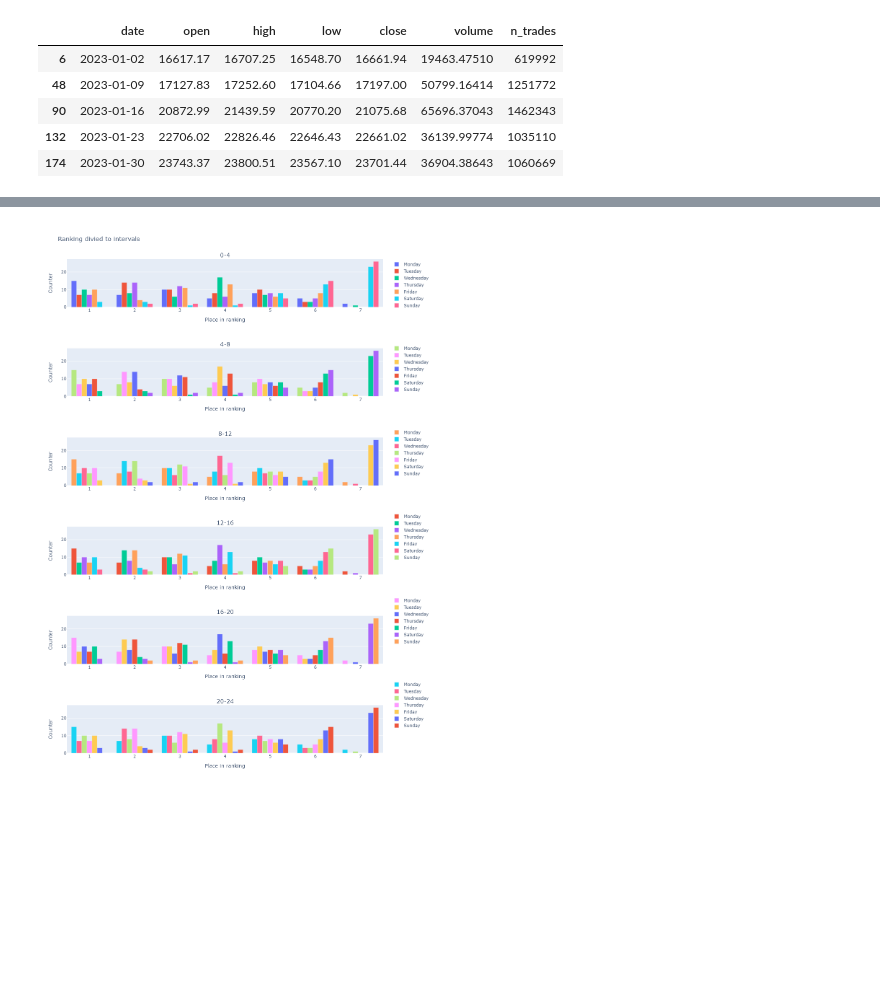
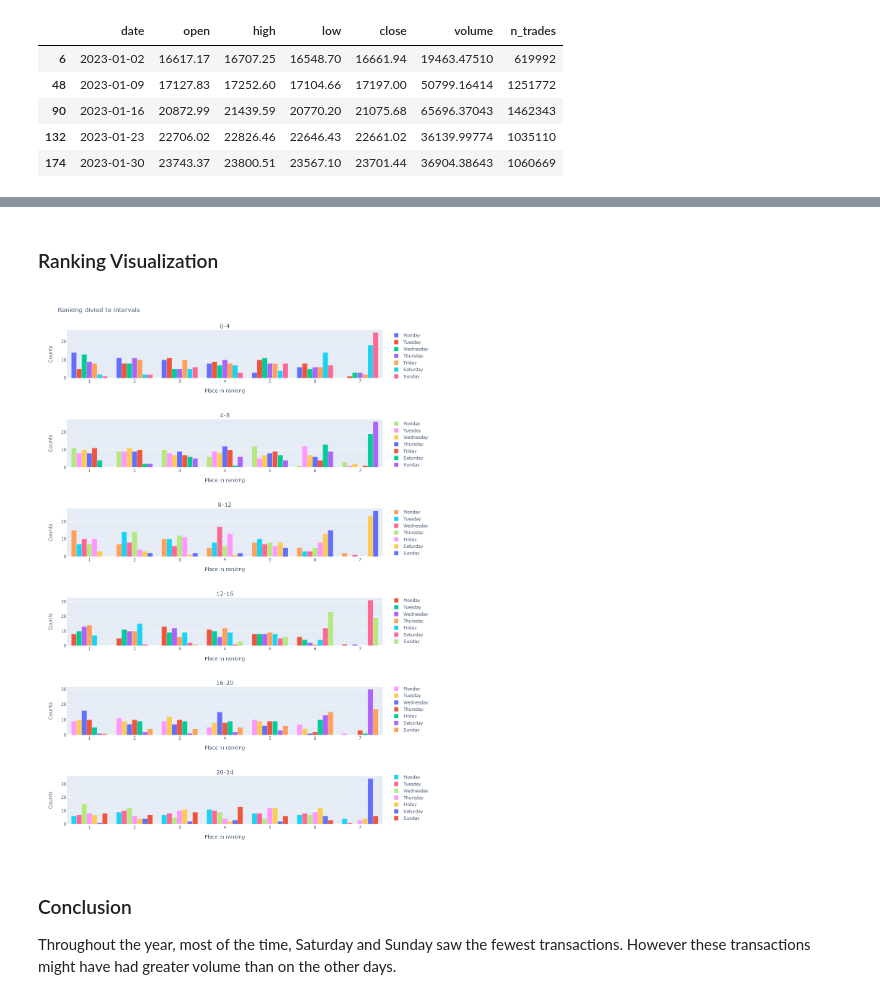
Before and after one commit to plebik/CryptoMagician, a Jupyter notebook: Untitled.ipynb, the cells around one changed output, grey strips where cells are left out. Drawn from its saved outputs; the diff is of its cells as text; code cells hidden in the pictures; blank space fills up the shorter version.

```diff
--- a/Untitled.ipynb
+++ b/Untitled.ipynb
@@ -51,7 +72,7 @@ for interval in ['0-4', '4-8', '8-12', '12-16', '16-20', '20-24']:
 rankings = {}
 for interval in trades.keys():
     ls = []
-    for series in trades['8-12'].values:
+    for series in trades[interval].values:
         try:
             sorted_values = sorted(series, reverse=True)
             map_ = {key:value for key, value in zip(sorted_values, range(1, len(sorted_values) + 1))}
@@ -86,24 +105,29 @@ rankings['20-24']
+# %% [markdown]
+### Ranking Visualization
 # %%
 fig = make_subplots(rows=len(rankings), cols=1, subplot_titles=list(rankings.keys()), horizontal_spacing=0.8, row_heights=[0.9]*len(rankings))
 for i, (key, df) in enumerate(rankings.items(), start=1):
     # Add a subplot for each DataFrame
     for name in df.columns:
         fig.add_trace(
             go.Bar(name=name, x=df.index, y=df[name], legendgroup=key),
             row=i,
             col=1
         )
 
-# Update layout for the entire figure
+
 fig.update_layout(
     height=1550,
     width=1000,
     title="Ranking divied to intervals",
     barmode='group',
-    legend_tracegroupgap=100 # Adjust the spacing between legends
+    legend_tracegroupgap=112
 )
 
 fig.update_xaxes(title_text='Place in ranking')
-fig.update_yaxes(title_text='Counter')
+fig.update_yaxes(title_text='Counts')
 # %% [output]
-[figure, old version]
+[figure, new version]
+# %% [markdown]
+### Conclusion
+Throughout the year, most of the time, Saturday and Sunday saw the fewest transactions. However these transactions might have had greater volume than on the other days.
```
Also changed, not shown: parts of 9 cells of this notebook, 1 other file.
